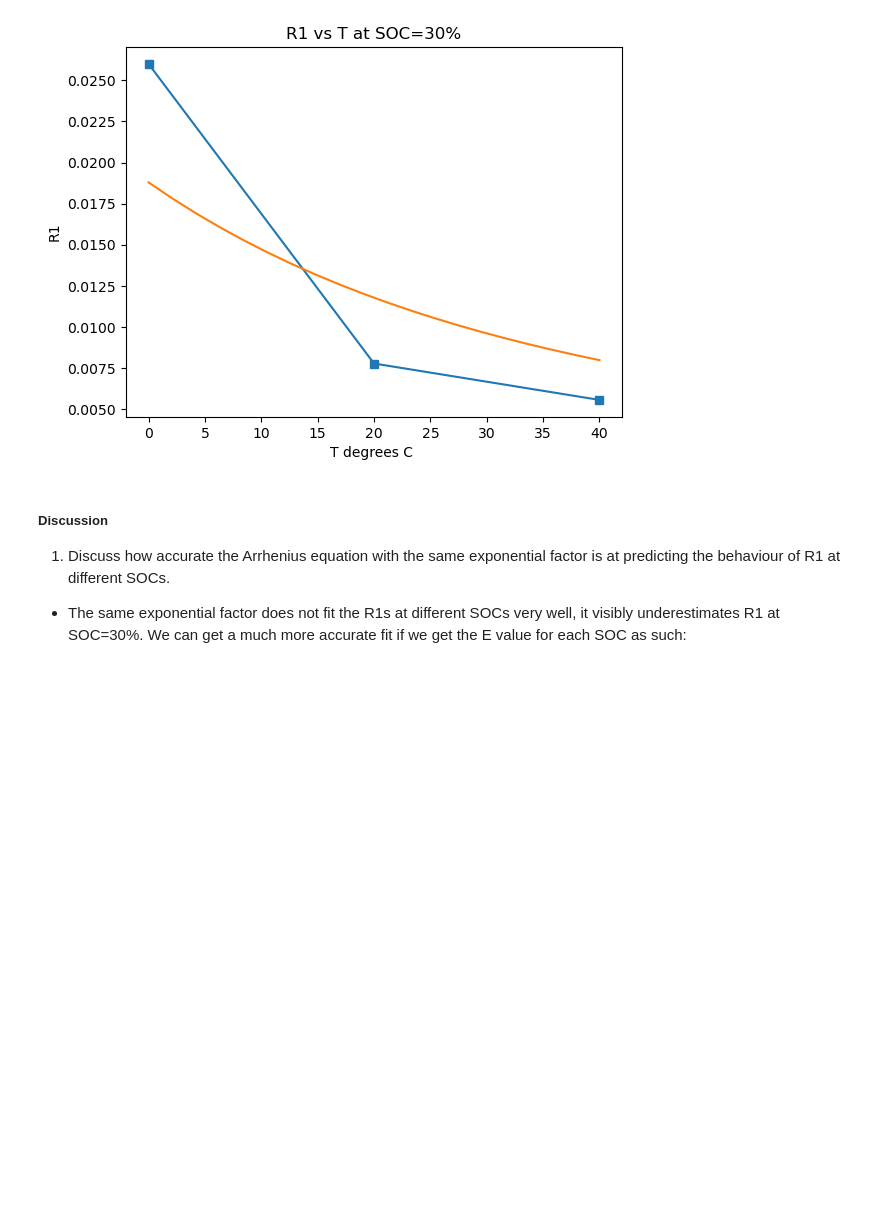
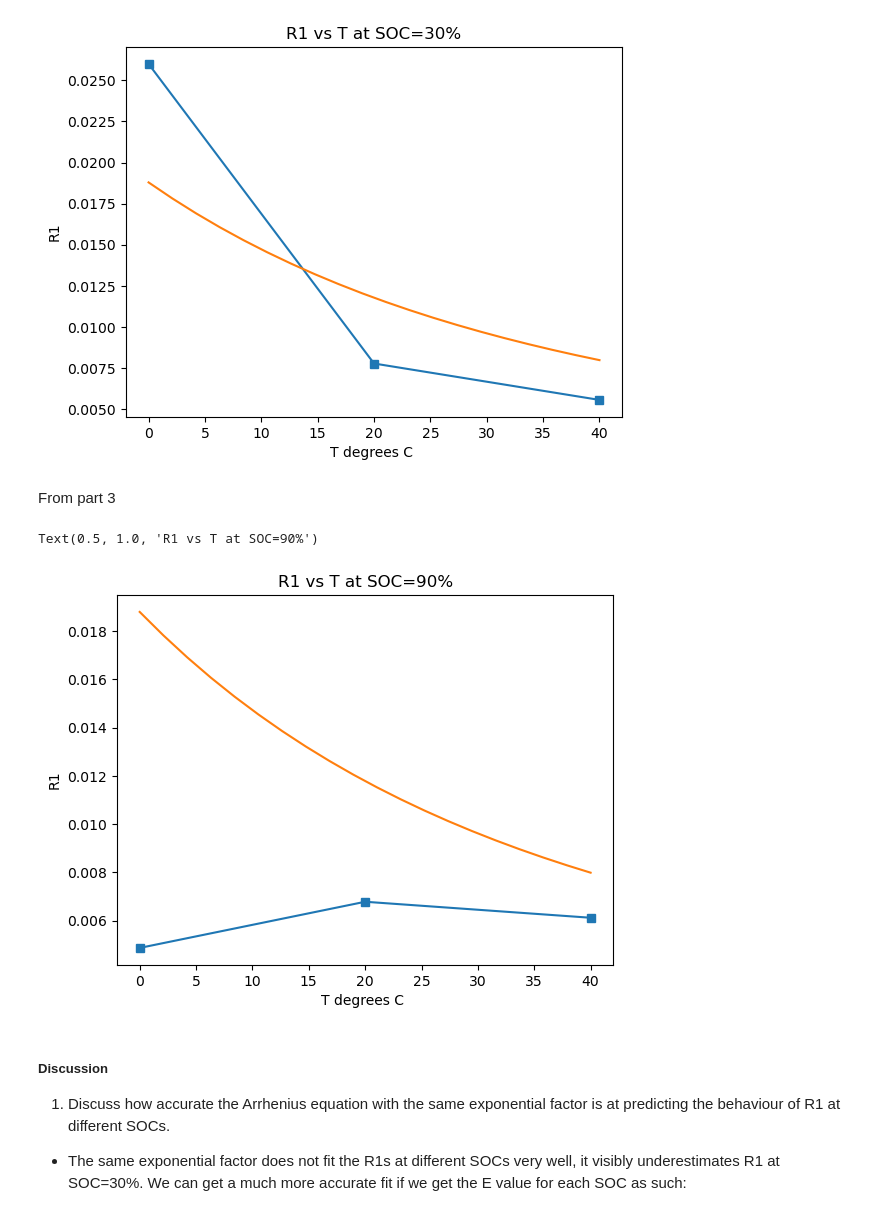
Before and after one commit to feyzijan/BatteryModelling, a Jupyter notebook: Part2_and_3_Temperature_Modelling.ipynb.ipynb, the cells around one changed output. Saved outputs shown, nothing was run; the diff lists cells and outputs as text; code cells hidden in the pictures; blank space fills up the shorter version.

Commit message:
Reorganise files and add code from other parts

```diff
--- a/Part2Modelling.ipynb
+++ b/Part2_and_3_Temperature_Modelling.ipynb.ipynb
@@ -176,3 +178,27 @@ array([[[1.1 , 1.3 , 1.9 , 3.8 ],
+# %%
+# save t_settling_times, v_inst_changes, v_settling_changes to csv files by indexes 0,1,2
+import numpy as np
+
+# Assuming the matrices are already defined and filled with data
+# t_settling_times, v_inst_changes, v_settling_changes
+
+# Save t_settling_times
+with open(r'Results\t_settling_times.csv', 'w') as f:
+    for temp in range(3):
+        np.savetxt(f, t_settling_times[temp], delimiter=',')
+        f.write('\n')  # Add a newline character to separate the arrays
+
+# Save v_inst_changes
+with open(r'Results\v_inst_changes.csv', 'w') as f:
+    for temp in range(3):
+        np.savetxt(f, v_inst_changes[temp], delimiter=',')
+        f.write('\n')  # Add a newline character to separate the arrays
+
+# Save v_settling_changes
+with open(r'Results\v_settling_changes.csv', 'w') as f:
+    for temp in range(3):
+        np.savetxt(f, v_settling_changes[temp], delimiter=',')
+        f.write('\n')  # Add a newline character to separate the arrays
 # %% [markdown]
 ### Calculate R0,R1,C1
 ![image.png](attachment:image.png)
@@ -777,6 +803,23 @@ plt.title("R1 vs T at SOC=30%")
 # %% [output]
 Text(0.5, 1.0, 'R1 vs T at SOC=30%')
 [figure]
+# %% [markdown]
+From part 3
+# %%
+# Get R1 values at SOC=90% I = 20 for each temperature
+r_vals = [R1_T0_matrix[0,3], R1_T20_matrix[0,3], R1_T40_matrix[0,3]]
+plt.plot([0,20,40], r_vals, marker= "s", label="Real data")
+
+# Plot the fitted lien using arrhenius and the E value found above
+temps = np.linspace(0,40,20)
+r_vals_predicted = R1_Arrhenius(temps, *R1_Arrhenius_params)
+plt.plot(temps, r_vals_predicted, label= "Fitted line in Arrhenius")
+plt.xlabel("T degrees C ")
+plt.ylabel("R1")
+plt.title("R1 vs T at SOC=90%")
+# %% [output]
+Text(0.5, 1.0, 'R1 vs T at SOC=90%')
+[figure, added]
 # %% [markdown]
 ##### Discussion
 1. Discuss how accurate the Arrhenius equation with the same exponential factor is at predicting the behaviour of R1 at different SOCs.
```
Also changed, not shown: parts of 19 cells of this notebook, 16 other files.
